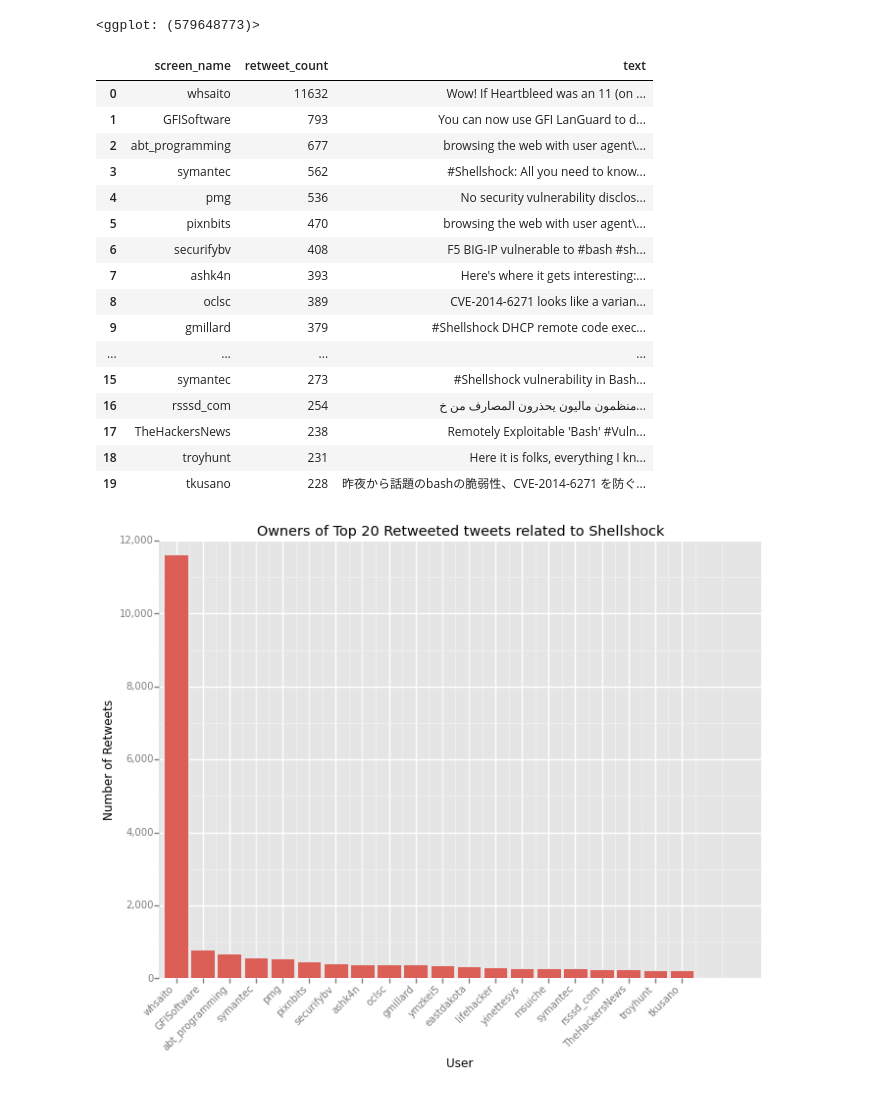
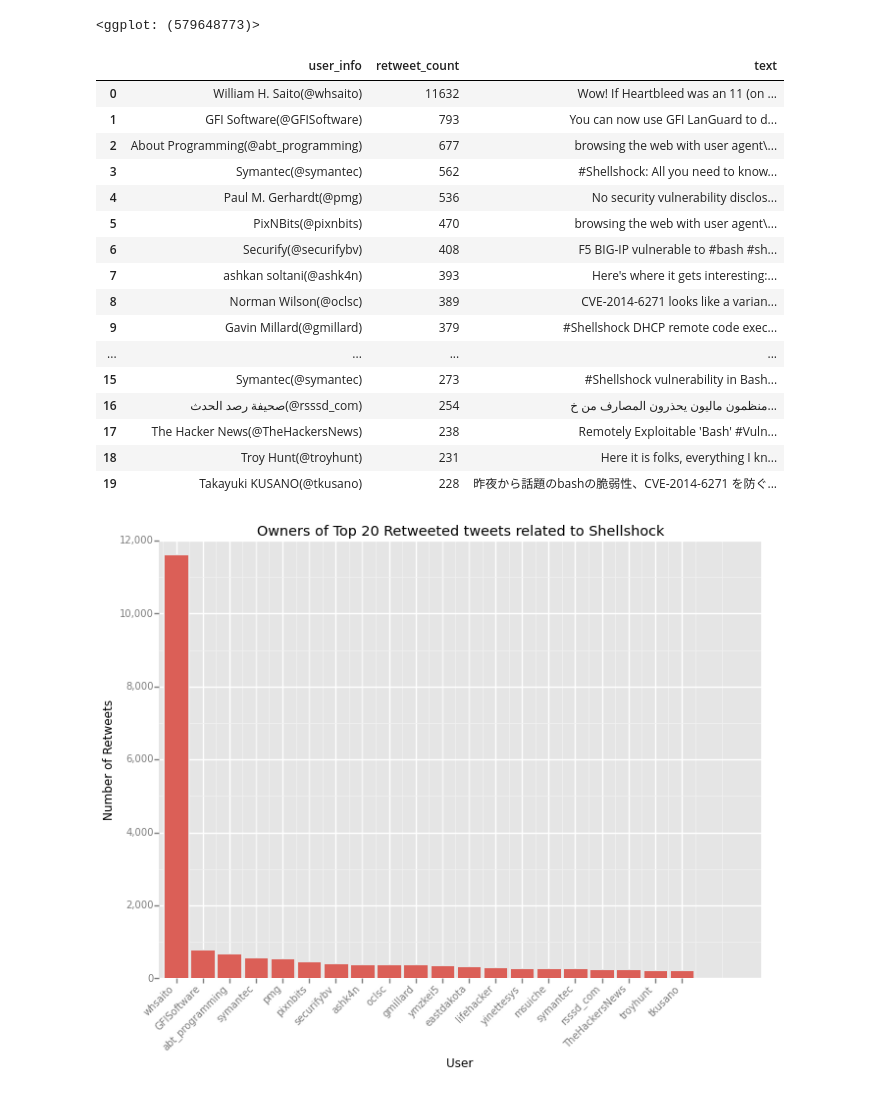
Before and after one commit to bhaskarvk/ShellShockAnalysis, a Jupyter notebook: Analysis of Shellshock Tweets.ipynb, the cells around one changed output. Saved outputs shown, nothing was run; the diff lists cells and outputs as text; code cells hidden in the pictures.

Commit message:
Better display of top 20 retweeted tweets table

```diff
--- a/Analysis of Shellshock Tweets.ipynb
+++ b/Analysis of Shellshock Tweets.ipynb
@@ -61,25 +61,27 @@ ggplot(uniqtweetsDF,
 <ggplot: (579648773)>
 # %%
 # Top 20 retweets
-uniqtweetsDF.sort(columns='retweet_count',ascending=False)[:20].reset_index()[['screen_name','retweet_count','text']]
+pd.set_option('display.width', 1000)
+pd.set_option('display.max_colwidth',200)
+uniqtweetsDF.sort(columns='retweet_count',ascending=False)[:20].reset_index()[['user_info','retweet_count','text']]
 # %% [output]
-|  | screen_name | retweet_count | text |
-| 0 | whsaito | 11632 | Wow! If Heartbleed was an 11 (on ... |
-| 1 | GFISoftware | 793 | You can now use GFI LanGuard to d... |
-| 2 | abt_programming | 677 | browsing the web with user agent\... |
-| 3 | symantec | 562 | #Shellshock: All you need to know... |
-| 4 | pmg | 536 | No security vulnerability disclos... |
-| 5 | pixnbits | 470 | browsing the web with user agent\... |
-| 6 | securifybv | 408 | F5 BIG-IP vulnerable to #bash #sh... |
-| 7 | ashk4n | 393 | Here's where it gets interesting:... |
-| 8 | oclsc | 389 | CVE-2014-6271 looks like a varian... |
-| 9 | gmillard | 379 | #Shellshock DHCP remote code exec... |
+|  | user_info | retweet_count | text |
+| 0 | William H. Saito(@whsaito) | 11632 | Wow! If Heartbleed was an 11 (on ... |
+| 1 | GFI Software(@GFISoftware) | 793 | You can now use GFI LanGuard to d... |
+| 2 | About Programming(@abt_programming) | 677 | browsing the web with user agent\... |
+| 3 | Symantec(@symantec) | 562 | #Shellshock: All you need to know... |
+| 4 | Paul M. Gerhardt(@pmg) | 536 | No security vulnerability disclos... |
+| 5 | PixNBits(@pixnbits) | 470 | browsing the web with user agent\... |
+| 6 | Securify(@securifybv) | 408 | F5 BIG-IP vulnerable to #bash #sh... |
+| 7 | ashkan soltani(@ashk4n) | 393 | Here's where it gets interesting:... |
+| 8 | Norman Wilson(@oclsc) | 389 | CVE-2014-6271 looks like a varian... |
+| 9 | Gavin Millard(@gmillard) | 379 | #Shellshock DHCP remote code exec... |
 | ... | ... | ... | ... |
-| 15 | symantec | 273 | #Shellshock vulnerability in Bash... |
-| 16 | rsssd_com | 254 | منظمون ماليون يحذرون المصارف من خ... |
-| 17 | TheHackersNews | 238 | Remotely Exploitable 'Bash' #Vuln... |
-| 18 | troyhunt | 231 | Here it is folks, everything I kn... |
-| 19 | tkusano | 228 | 昨夜から話題のbashの脆弱性、CVE-2014-6271 を防ぐ... |
+| 15 | Symantec(@symantec) | 273 | #Shellshock vulnerability in Bash... |
+| 16 | صحيفة رصد الحدث(@rsssd_com) | 254 | منظمون ماليون يحذرون المصارف من خ... |
+| 17 | The Hacker News(@TheHackersNews) | 238 | Remotely Exploitable 'Bash' #Vuln... |
+| 18 | Troy Hunt(@troyhunt) | 231 | Here it is folks, everything I kn... |
+| 19 | Takayuki KUSANO(@tkusano) | 228 | 昨夜から話題のbashの脆弱性、CVE-2014-6271 を防ぐ... |
 # %%
 ggplot(uniqtweetsDF.sort(columns='retweet_count',ascending=False)[0:20].reset_index(),
        aes(x='factor(screen_name)', y='retweet_count', fill='factor(is_a_retweet)')) + \
```
